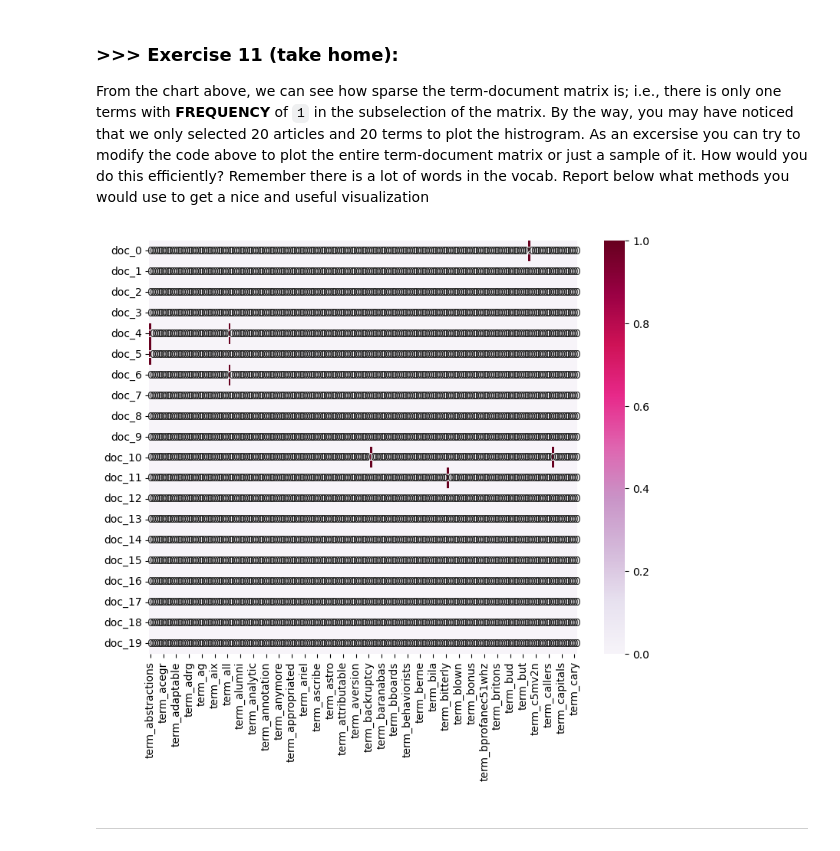
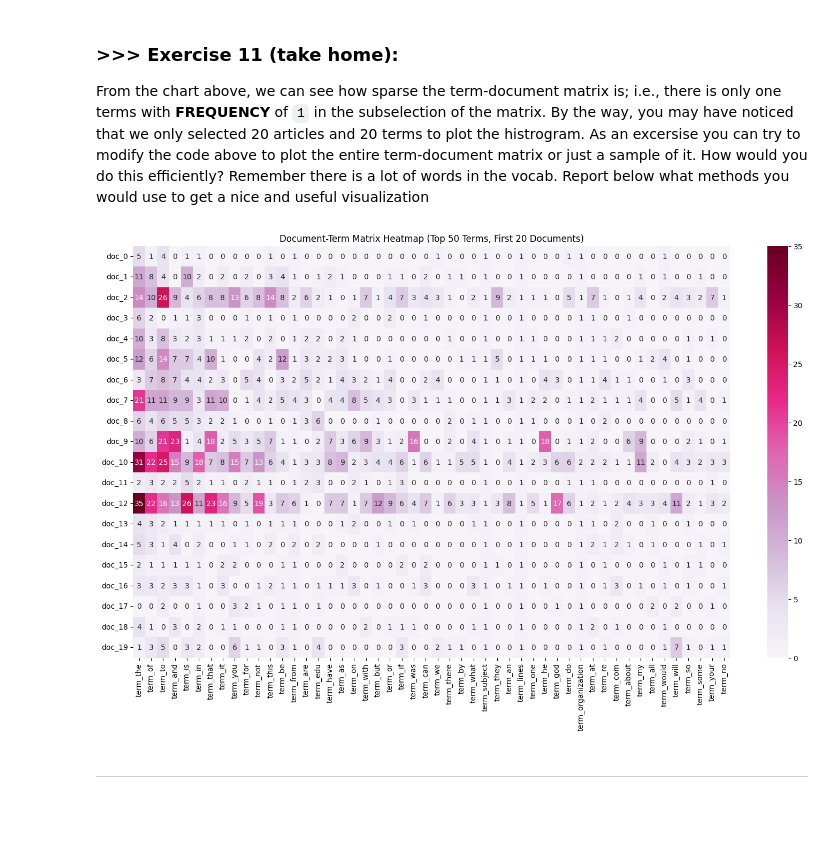
Before and after one commit to leo66ho/DM2025-Lab1-Exercise, a Jupyter notebook: DM2025-Lab1-Master.ipynb, the cells around one changed output. Saved outputs shown, nothing was run; the diff lists cells and outputs as text; code cells hidden in the pictures; blank space fills up the shorter version.

```diff
--- a/DM2025-Lab1-Master.ipynb
+++ b/DM2025-Lab1-Master.ipynb
@@ -1182,17 +1185,28 @@ From the chart above, we can see how sparse the term-document matrix is; i.e., t
 # %%
 # Answer here
 
-plot_x = ["term_"+str(i) for i in count_vect.get_feature_names_out()[4000:8000:20]]
-plot_y = ["doc_"+ str(i) for i in list(X.index)[0:20]]
-plot_z = X_counts[0:20, 0:200].toarray() #X_counts[how many documents, how many terms]
+# Calculate term frequencies
+term_frequencies = np.asarray(X_counts.sum(axis=0))[0]
+terms = count_vect.get_feature_names_out()
 
-df_todraw = pd.DataFrame(plot_z, columns = plot_x, index = plot_y)
-plt.subplots(figsize=(9, 7))
-ax = sns.heatmap(df_todraw,
-                 cmap="PuRd",
-                 vmin=0, vmax=1, annot=True)
+# Get indices of top 50 terms by frequency
+top_50_indices = np.argsort(term_frequencies)[::-1][:50]
+top_50_terms = terms[top_50_indices]
+
+# Prepare labels and data for heatmap
+plot_x = [f"term_{i}" for i in top_50_terms]
+plot_y = [f"doc_{i}" for i in X.index[:20]]
+plot_z = X_counts[:20, top_50_indices].toarray()
+
+# Create DataFrame for heatmap
+df_todraw = pd.DataFrame(plot_z, columns=plot_x, index=plot_y)
+
+plt.subplots(figsize=(18, 10))
+ax = sns.heatmap(df_todraw, cmap="PuRd", vmin=0, vmax=np.max(plot_z), annot=True)
+plt.title("Document-Term Matrix Heatmap (Top 50 Terms, First 20 Documents)")
+plt.show()
 # %% [output]
-[figure, old version]
+[figure, new version]
 # %% [markdown]
 ---
 # %% [markdown]
```
Also changed, not shown: parts of 6 cells of this notebook.
